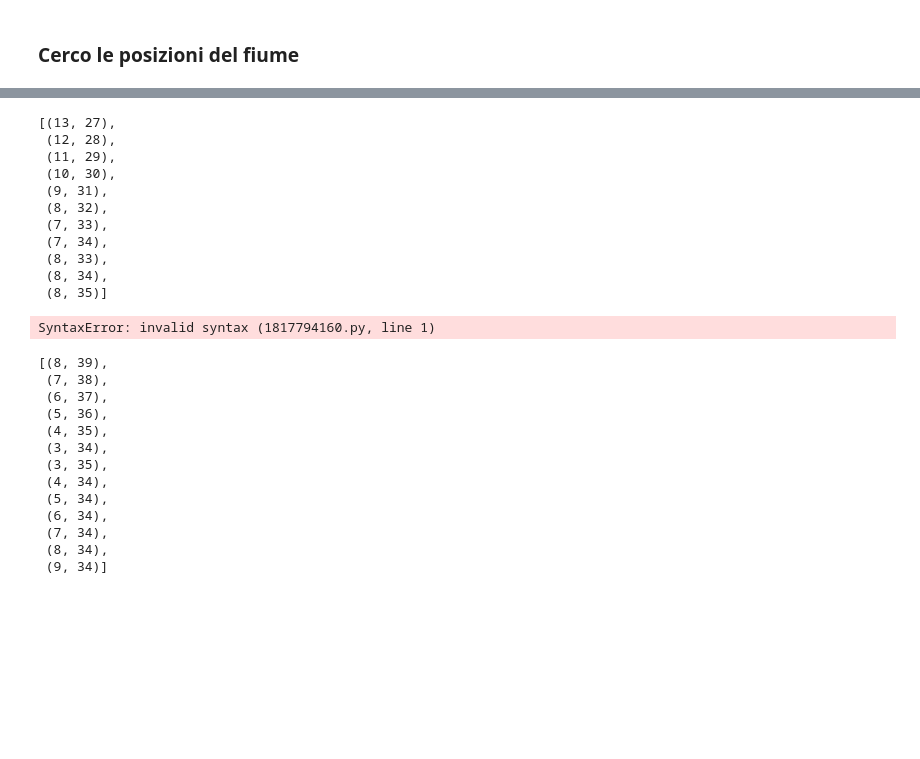
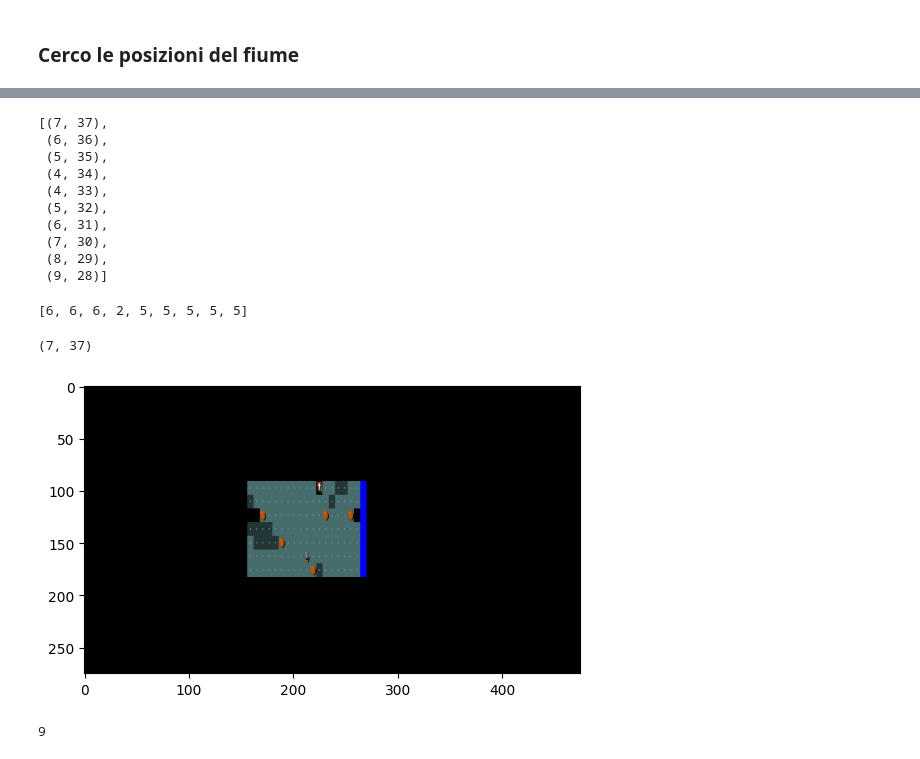
Before and after one commit to JacopoRaffi/AIF_Project, a Jupyter notebook: main.ipynb, the cells around one changed output, grey strips where cells are left out. Drawn from its saved outputs; the diff is of its cells as text; code cells hidden in the pictures; blank space fills up the shorter version.

Commit message:
visualizzazione movimenti agente

```diff
--- a/main.ipynb
+++ b/main.ipynb
@@ -170,7 +166,7 @@ def get_best_distance_player_to_boulder(start: Tuple[int, int], boulder : Tuple[
     boulderY = boulder[1]
     dist_player_boulder = chebyshev_dist(start[0],start[1], boulderX, boulderY)
 
-    dist = dist_player_boulder
+    dist = dist_player_boulder -1
 
     return dist
 # %%
@@ -202,34 +199,38 @@ Target found!
 # %%
 path1
 # %% [output]
-[(13, 27),
- (12, 28),
- (11, 29),
- (10, 30),
- (9, 31),
- (8, 32),
- (7, 33),
- (7, 34),
- (8, 33),
- (8, 34),
- (8, 35)]
+[(7, 37),
+ (6, 36),
+ (5, 35),
+ (4, 34),
+ (4, 33),
+ (5, 32),
+ (6, 31),
+ (7, 30),
+ (8, 29),
+ (9, 28)]
-# %%
-path2 = a_star(game_map, boulders[0], , get_best_distance_boulder_to_river)
-# %% [output]
-SyntaxError: invalid syntax (1817794160.py, line 1)
-# %%
-path2
-# %% [output]
-[(8, 39),
- (7, 38),
- (6, 37),
- (5, 36),
- (4, 35),
- (3, 34),
- (3, 35),
- (4, 34),
- (5, 34),
- (6, 34),
- (7, 34),
- (8, 34),
- (9, 34)]
+# %%
+actions = actions_from_path(start, path1[1:])
+
+actions
+# %% [output]
+[6, 6, 6, 2, 5, 5, 5, 5, 5]
+# %%
+agent = get_player_location(game_map)
+
+agent
+# %% [output]
+(7, 37)
+# %%
+image = plt.imshow(game[25:300, :475])
+for action in actions:
+    s, _, _, _ = env.step(action)
+    display.display(plt.gcf())
+    display.clear_output(wait=True)
+    image.set_data(s['pixel'][:, :])
+# %% [output]
+[figure, added]
+# %%
+get_best_distance_boulder_to_river(start, boulders[4])
+# %% [output]
+9
```
Also changed, not shown: parts of 13 cells of this notebook, 1 other file.
